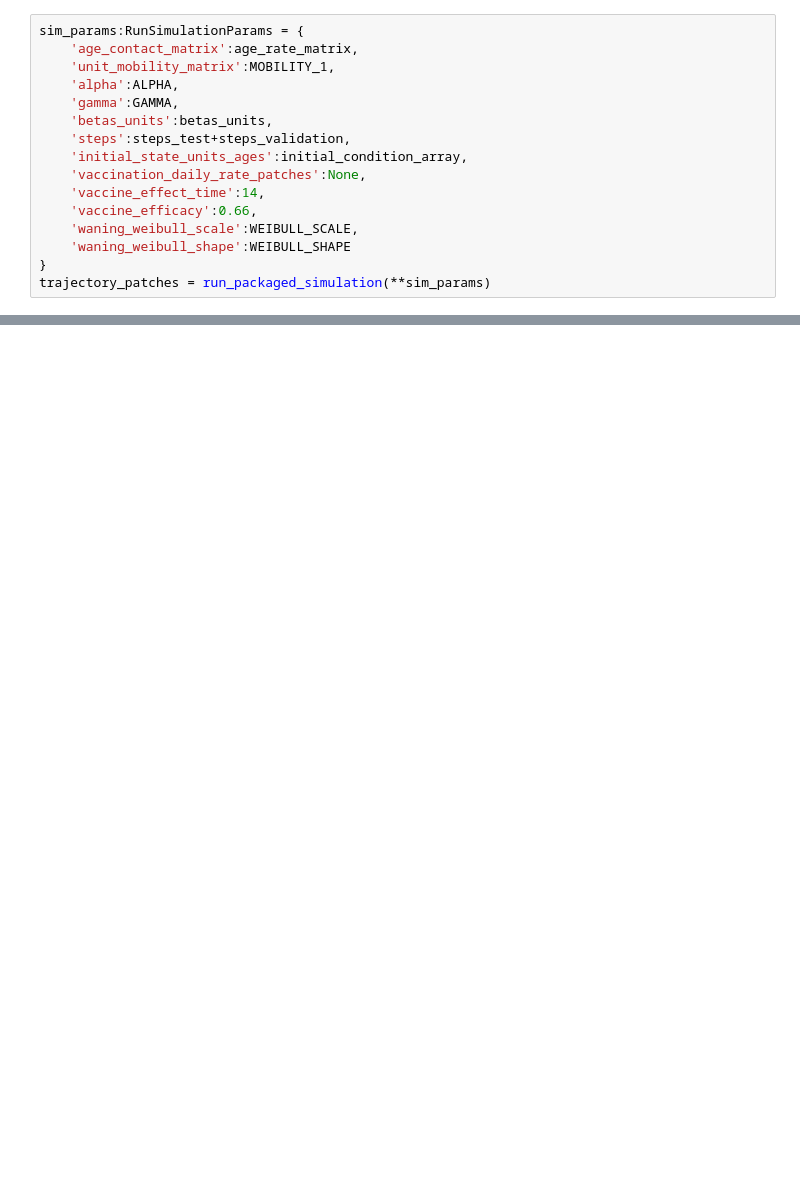
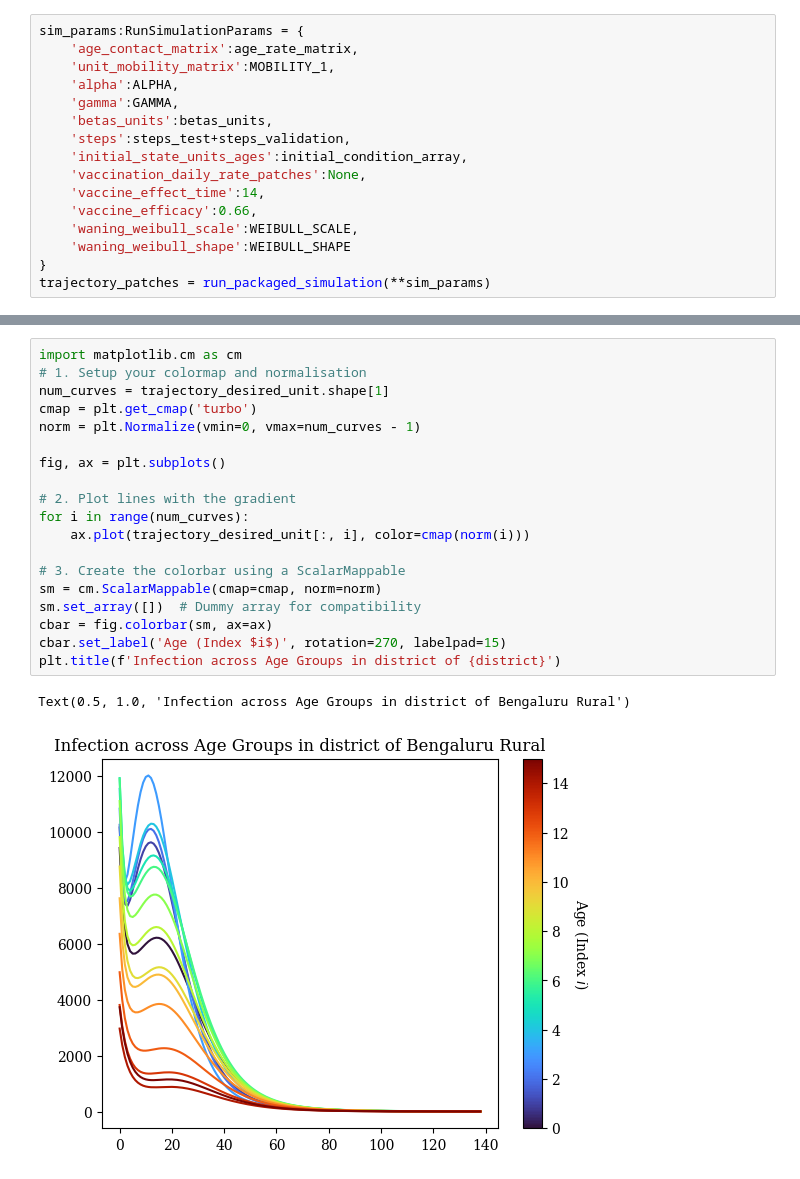
Before and after one commit to HimanshuSingh-all/Patch-Based-Simulator, a Jupyter notebook: beta_calibiration.ipynb, the cells around one changed output, grey strips where cells are left out. Cells and saved outputs as stored; diff of their text form; blank space fills up the shorter version.

```diff
--- a/beta_calibiration.ipynb
+++ b/beta_calibiration.ipynb
@@ -422,0 +511,22 @@ SyntaxError: expected ':' (1615437401.py, line 1)
+# %%
+import matplotlib.cm as cm
+# 1. Setup your colormap and normalisation
+num_curves = trajectory_desired_unit.shape[1]
+cmap = plt.get_cmap('turbo')
+norm = plt.Normalize(vmin=0, vmax=num_curves - 1)
+
+fig, ax = plt.subplots()
+
+# 2. Plot lines with the gradient
+for i in range(num_curves):
+    ax.plot(trajectory_desired_unit[:, i], color=cmap(norm(i)))
+
+# 3. Create the colorbar using a ScalarMappable
+sm = cm.ScalarMappable(cmap=cmap, norm=norm)
+sm.set_array([])  # Dummy array for compatibility
+cbar = fig.colorbar(sm, ax=ax)
+cbar.set_label('Age (Index $i$)', rotation=270, labelpad=15)
+plt.title(f'Infection across Age Groups in district of {district}')
+# %% [output]
+Text(0.5, 1.0, 'Infection across Age Groups in district of Bengaluru Rural')
+[figure, added]
```
Also changed, not shown: parts of 21 cells of this notebook, 4 other files.
